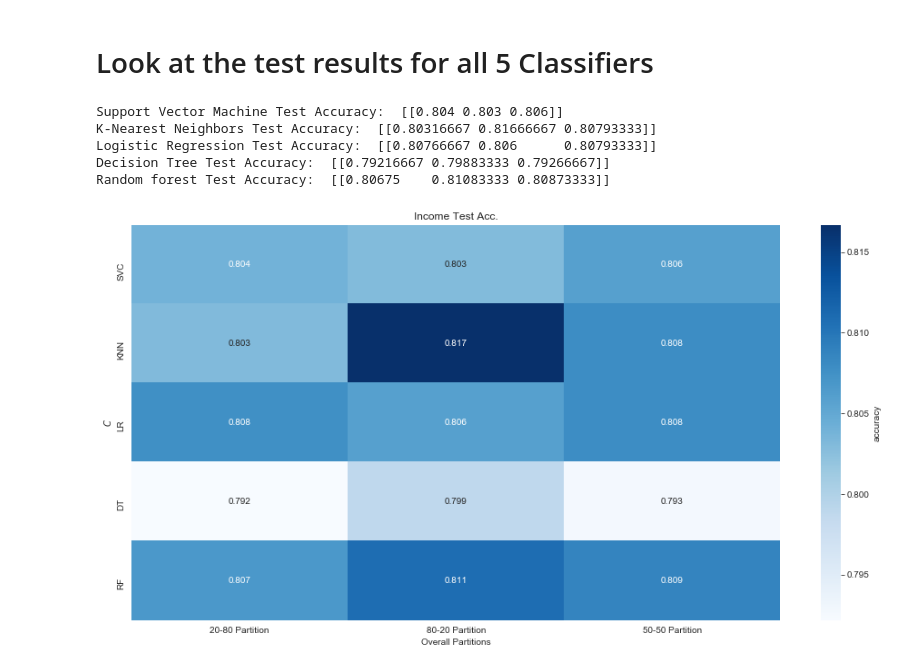
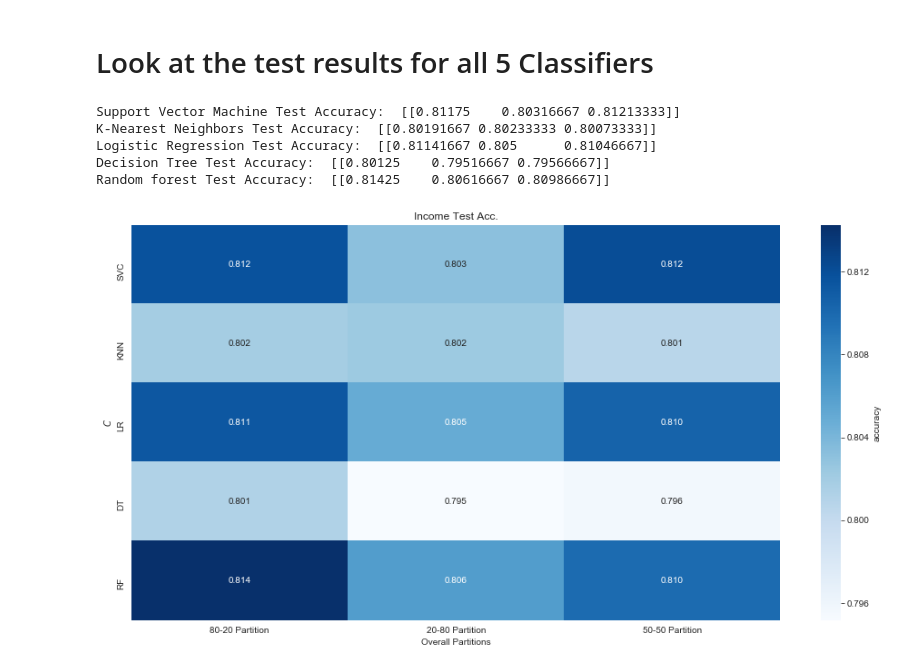
Before and after one commit to Georgepu1/Final_Proj_Supervised_ML, a Jupyter notebook: 5_Income_Classification.ipynb, the cells around one changed output. Saved outputs shown, nothing was run; the diff lists cells and outputs as text; code cells hidden in the pictures.

```diff
--- a/5_Income_Classification.ipynb
+++ b/5_Income_Classification.ipynb
@@ -701,7 +701,7 @@ rf_test_partitions = [test_partition_20_80, test_partition_80_20, test_partition
 for val, partition in enumerate(rf_train_partitions):
     for ind in range(3):
 
-        rf_estimator = RandomForestClassifier(n_estimators = 64, criterion = 'entropy')
+        rf_estimator = RandomForestClassifier(n_estimators = 300, criterion = 'entropy')
         D_list = [1, 2, 3, 4, 5]
 
         rf_param_list = {'max_depth': D_list}
@@ -805,11 +805,11 @@ print("Logistic Regression Test Accuracy: ", lr_overall_test_acc)
 print("Decision Tree Test Accuracy: ", dt_overall_test_acc)
 print("Random forest Test Accuracy: ", rf_overall_test_acc)
 # %% [output]
-Support Vector Machine Test Accuracy:  [[0.804 0.803 0.806]]
-K-Nearest Neighbors Test Accuracy:  [[0.80316667 0.81666667 0.80793333]]
-Logistic Regression Test Accuracy:  [[0.80766667 0.806      0.80793333]]
-Decision Tree Test Accuracy:  [[0.79216667 0.79883333 0.79266667]]
-Random forest Test Accuracy:  [[0.80675    0.81083333 0.80873333]]
+Support Vector Machine Test Accuracy:  [[0.81175    0.80316667 0.81213333]]
+K-Nearest Neighbors Test Accuracy:  [[0.80191667 0.80233333 0.80073333]]
+Logistic Regression Test Accuracy:  [[0.81141667 0.805      0.81046667]]
+Decision Tree Test Accuracy:  [[0.80125    0.79516667 0.79566667]]
+Random forest Test Accuracy:  [[0.81425    0.80616667 0.80986667]]
 # %%
 def heatmap_overall(acc_arr, title, rf_list, split):
 
@@ -824,11 +824,11 @@ def heatmap_overall(acc_arr, title, rf_list, split):
 # %%
 income_results = np.array([svc_overall_test_acc, knn_overall_test_acc,
                                 lr_overall_test_acc, dt_overall_test_acc,
                                 rf_overall_test_acc])
 income_results = income_results.reshape(5, 3)
-partition_names = ["20-80 Partition", "80-20 Partition", "50-50 Partition"]
+partition_names = ["80-20 Partition", "20-80 Partition", "50-50 Partition"]
 y_axis_labels = ['SVC', 'KNN', 'LR', 'DT', 'RF']
 
 heatmap_overall(income_results, "Income Test Acc.", y_axis_labels, partition_names)
 # %% [output]
-[figure, old version]
+[figure, new version]
```
Also changed, not shown: parts of 10 cells of this notebook, 5 other files.
